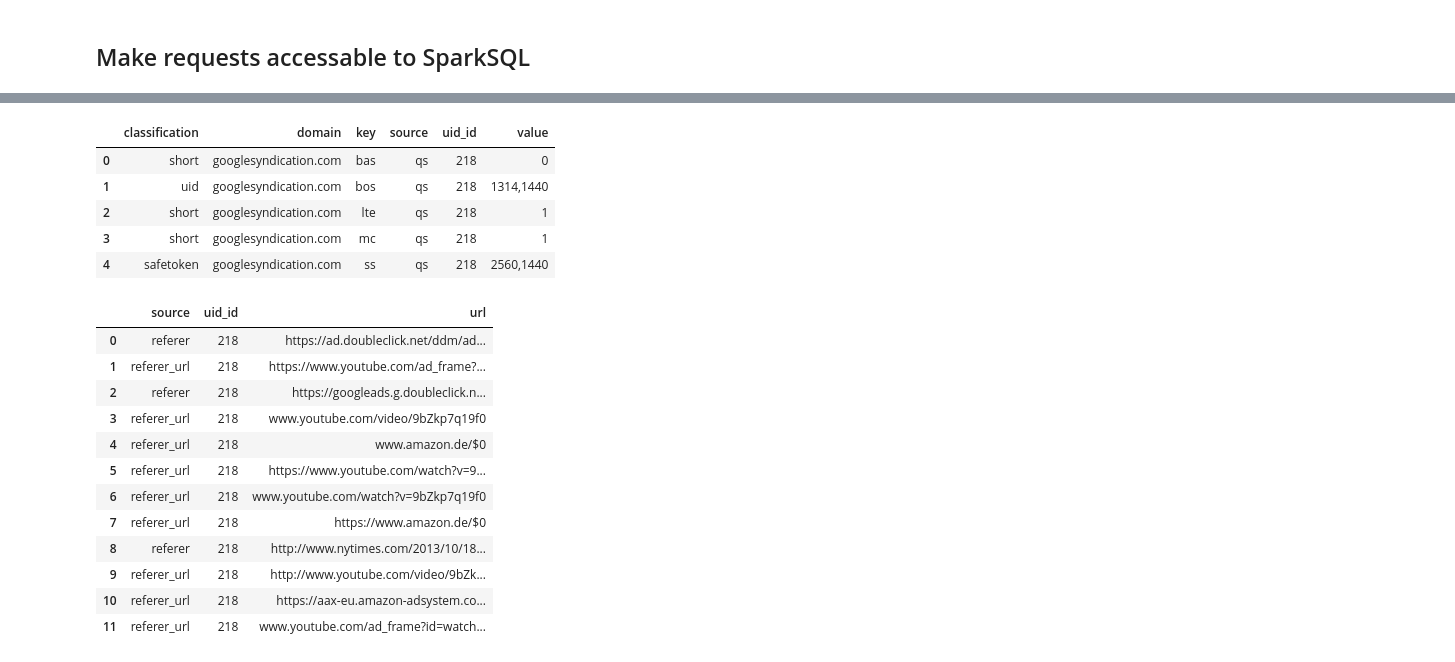
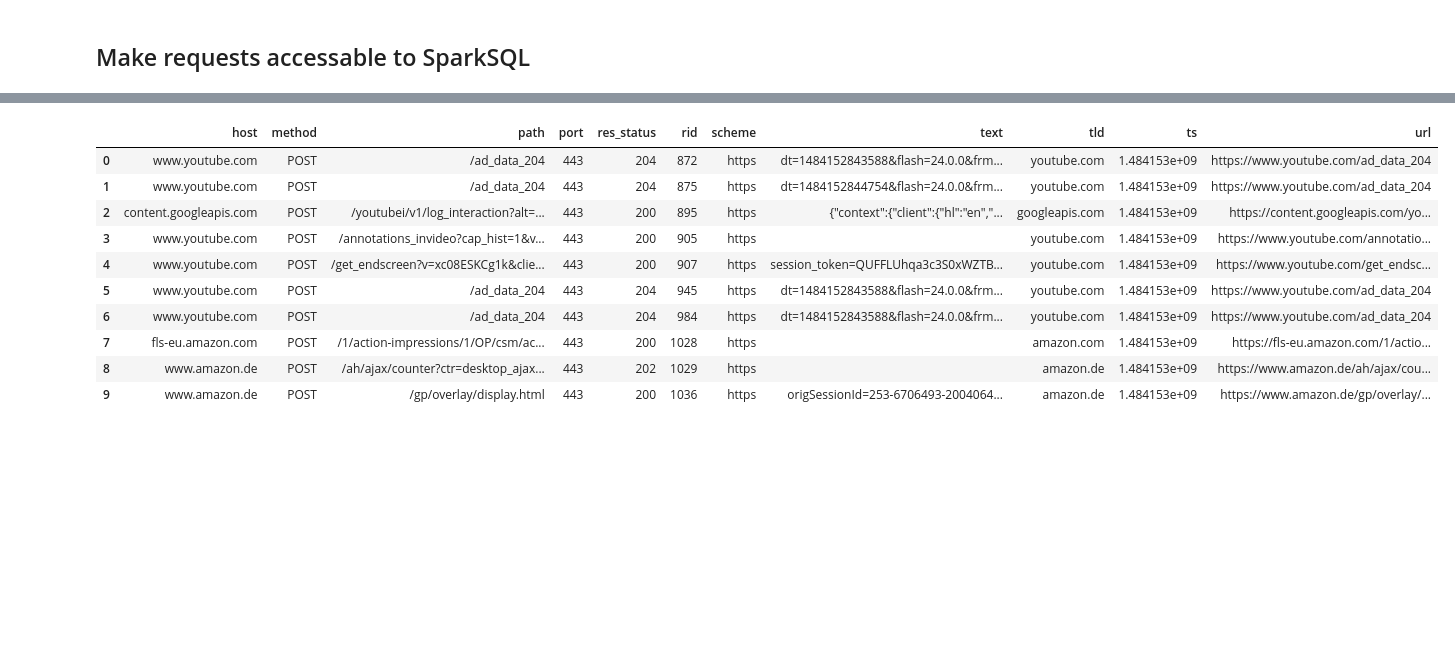
Before and after one commit to sammacbeth/tracking_measurement, a Jupyter notebook: UID Analysis.ipynb, the cells around one changed output, grey strips where cells are left out. Saved outputs shown, nothing was run; the diff lists cells and outputs as text; code cells hidden in the pictures; blank space fills up the shorter version.

```diff
--- a/UID Analysis.ipynb
+++ b/UID Analysis.ipynb
@@ -172,25 +94,0 @@ ORDER BY tp_domains DESC""").where('uids > 0').limit(10).toPandas()
-# %%
-from IPython.display import display
-check_id = 218
-display(sqlContext.sql("""SELECT * FROM uid_parts WHERE uid_id = {}""".format(check_id)).toPandas())
-sqlContext.sql("""SELECT * FROM non_fp_uniques WHERE uid_id = {}""".format(check_id)).toPandas()
-# %% [output]
-|  | classification | domain | key | source | uid_id | value |
-| 0 | short | googlesyndication.com | bas | qs | 218 | 0 |
-| 1 | uid | googlesyndication.com | bos | qs | 218 | 1314,1440 |
-| 2 | short | googlesyndication.com | lte | qs | 218 | 1 |
-| 3 | short | googlesyndication.com | mc | qs | 218 | 1 |
-| 4 | safetoken | googlesyndication.com | ss | qs | 218 | 2560,1440 |
-|  | source | uid_id | url |
-| 0 | referer | 218 | https://ad.doubleclick.net/ddm/ad... |
-| 1 | referer_url | 218 | https://www.youtube.com/ad_frame?... |
-| 2 | referer | 218 | https://googleads.g.doubleclick.n... |
-| 3 | referer_url | 218 | www.youtube.com/video/9bZkp7q19f0 |
-| 4 | referer_url | 218 | www.amazon.de/$0 |
-| 5 | referer_url | 218 | https://www.youtube.com/watch?v=9... |
-| 6 | referer_url | 218 | www.youtube.com/watch?v=9bZkp7q19f0 |
-| 7 | referer_url | 218 | https://www.amazon.de/$0 |
-| 8 | referer | 218 | http://www.nytimes.com/2013/10/18... |
-| 9 | referer_url | 218 | http://www.youtube.com/video/9bZk... |
-| 10 | referer_url | 218 | https://aax-eu.amazon-adsystem.co... |
-| 11 | referer_url | 218 | www.youtube.com/ad_frame?id=watch... |
@@ -196,0 +98,16 @@ sqlContext.sql("""SELECT * FROM non_fp_uniques WHERE uid_id = {}""".format(check
+# %%
+sqlContext.sql("""\
+SELECT * FROM request WHERE method = 'POST' LIMIT 10\
+""").toPandas()
+# %% [output]
+|  | host | method | path | port | res_status | rid | scheme | text | tld | ts | url |
+| 0 | www.youtube.com | POST | /ad_data_204 | 443 | 204 | 872 | https | dt=1484152843588&flash=24.0.0&frm... | youtube.com | 1.484153e+09 | https://www.youtube.com/ad_data_204 |
+| 1 | www.youtube.com | POST | /ad_data_204 | 443 | 204 | 875 | https | dt=1484152844754&flash=24.0.0&frm... | youtube.com | 1.484153e+09 | https://www.youtube.com/ad_data_204 |
+| 2 | content.googleapis.com | POST | /youtubei/v1/log_interaction?alt=... | 443 | 200 | 895 | https | {"context":{"client":{"hl":"en","... | googleapis.com | 1.484153e+09 | https://content.googleapis.com/yo... |
+| 3 | www.youtube.com | POST | /annotations_invideo?cap_hist=1&v... | 443 | 200 | 905 | https |  | youtube.com | 1.484153e+09 | https://www.youtube.com/annotatio... |
+| 4 | www.youtube.com | POST | /get_endscreen?v=xc08ESKCg1k&clie... | 443 | 200 | 907 | https | session_token=QUFFLUhqa3c3S0xWZTB... | youtube.com | 1.484153e+09 | https://www.youtube.com/get_endsc... |
+| 5 | www.youtube.com | POST | /ad_data_204 | 443 | 204 | 945 | https | dt=1484152843588&flash=24.0.0&frm... | youtube.com | 1.484153e+09 | https://www.youtube.com/ad_data_204 |
+| 6 | www.youtube.com | POST | /ad_data_204 | 443 | 204 | 984 | https | dt=1484152843588&flash=24.0.0&frm... | youtube.com | 1.484153e+09 | https://www.youtube.com/ad_data_204 |
+| 7 | fls-eu.amazon.com | POST | /1/action-impressions/1/OP/csm/ac... | 443 | 200 | 1028 | https |  | amazon.com | 1.484153e+09 | https://fls-eu.amazon.com/1/actio... |
+| 8 | www.amazon.de | POST | /ah/ajax/counter?ctr=desktop_ajax... | 443 | 202 | 1029 | https |  | amazon.de | 1.484153e+09 | https://www.amazon.de/ah/ajax/cou... |
+| 9 | www.amazon.de | POST | /gp/overlay/display.html | 443 | 200 | 1036 | https | origSessionId=253-6706493-2004064... | amazon.de | 1.484153e+09 | https://www.amazon.de/gp/overlay/... |
```
Also changed, not shown: parts of 19 cells of this notebook, 3 other files.
